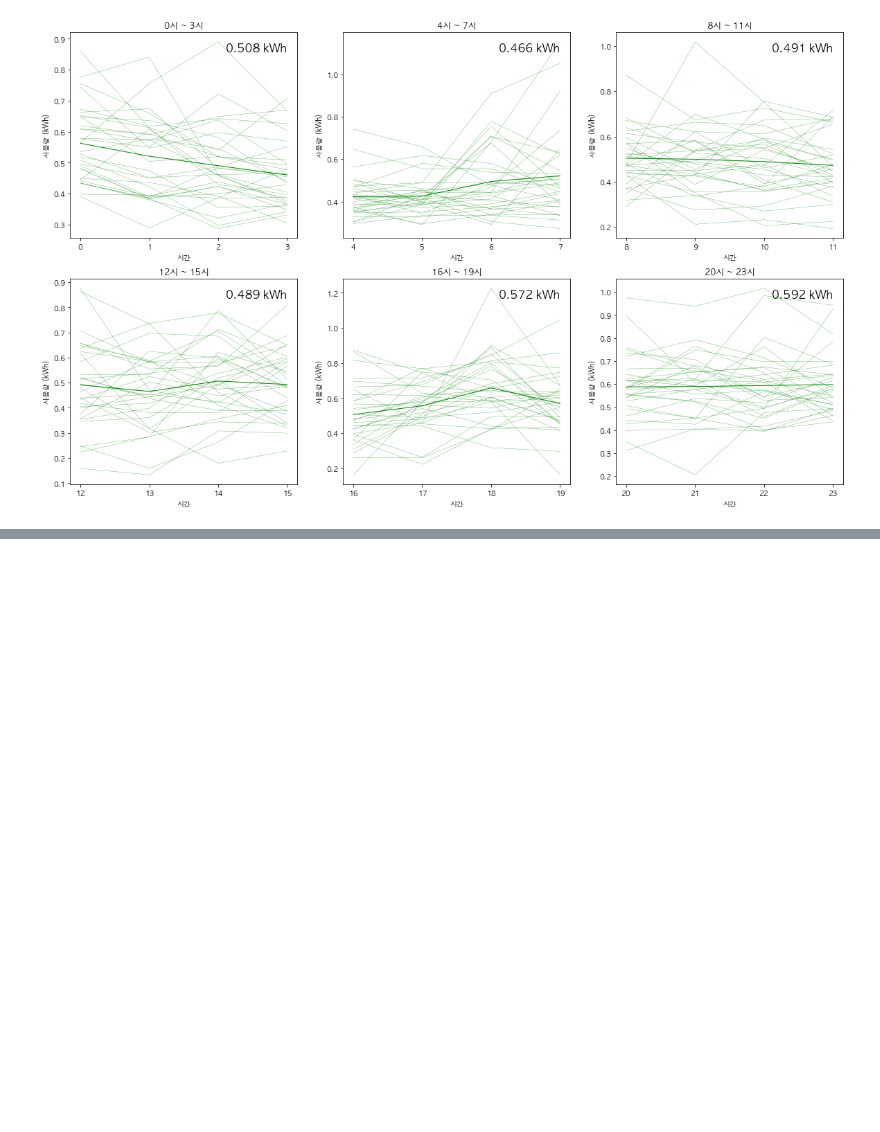
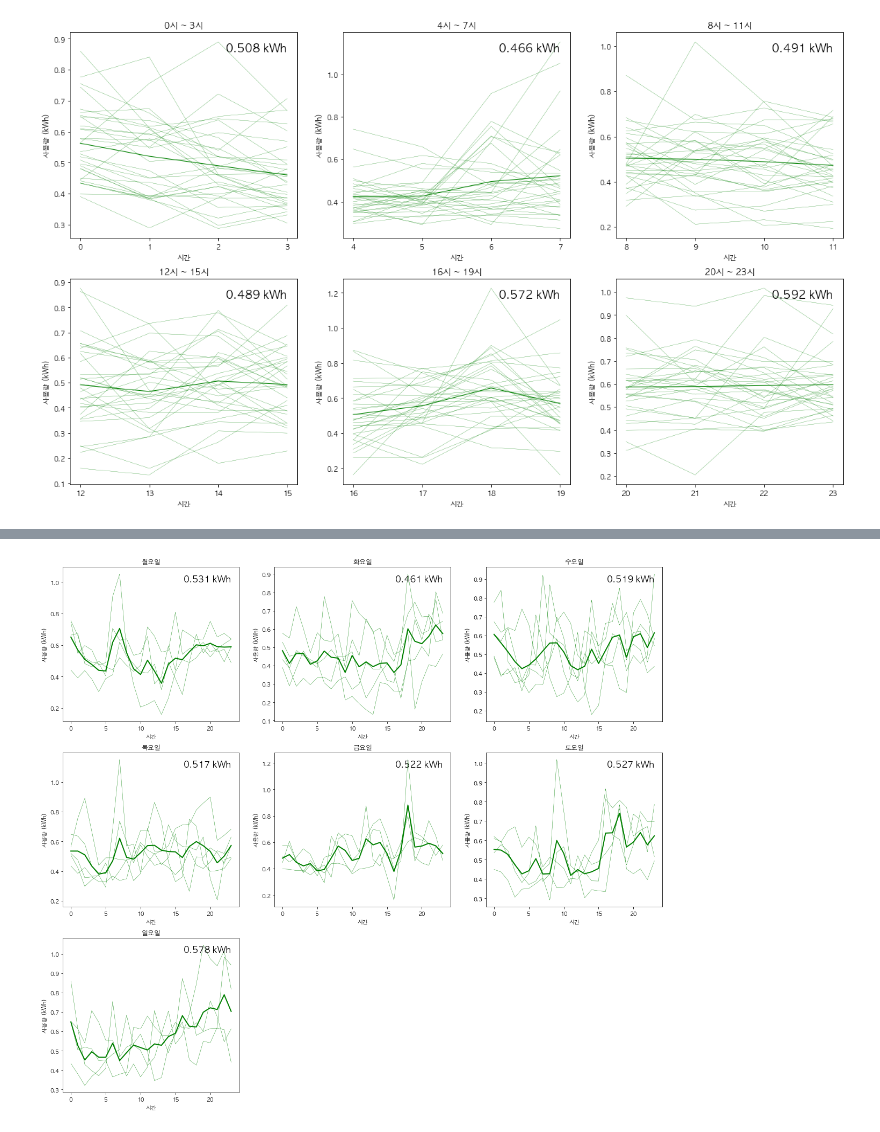
Before and after one commit to formegusto/distribution-public-fee, a Jupyter notebook: pt4.전기절약 피드백.ipynb, the cells around one changed output, grey strips where cells are left out. Cells and saved outputs as stored; diff of their text form; code cells hidden in the pictures; blank space fills up the shorter version.

```diff
--- a/pt4.전기절약 피드백.ipynb
+++ b/pt4.전기절약 피드백.ipynb
@@ -386,0 +410,10 @@ APT 평균사용량 변화 411 363
+# %%
+sv.day_based_grouping()
+
+def day_feedback(name):
+    target_house = sv.group[sv.group['name'] == name]
+    print(target_house)
+    target_pattern = sv.datas[name].values
+    t_dg = sv.day_grouping(target_pattern)
+
+    return t_dg
@@ -386,0 +475,25 @@ APT 평균사용량 변화 411 363
+# %%
+plt.figure(figsize=(20, 18))
+
+days = ['월', '화', '수', '목', '금', '토', '일']
+for idx, group in enumerate(t_dg[0]):
+    mean_group = group.mean(axis=0)
+    day = days[idx]
+
+    ax = plt.subplot(3, 3, idx+1)
+
+    ax.plot(group.T, color='g', linewidth=0.4)
+    ax.plot(mean_group, color='g', linewidth=2)
+    ax.set_title("{}요일".format(day))
+    ax.text(0.95, 0.95,
+            "{} kWh".format(round(mean_group.mean() * 1000) / 1000),
+            fontsize=16,
+            ha="right",
+            va="top",
+            transform=ax.transAxes)
+    plt.xlabel("시간")
+    plt.ylabel("사용량 (kWh)")
+
+plt.show()
+# %% [output]
+[figure, added]
```
Also changed, not shown: parts of 51 cells of this notebook, 3 other files.
